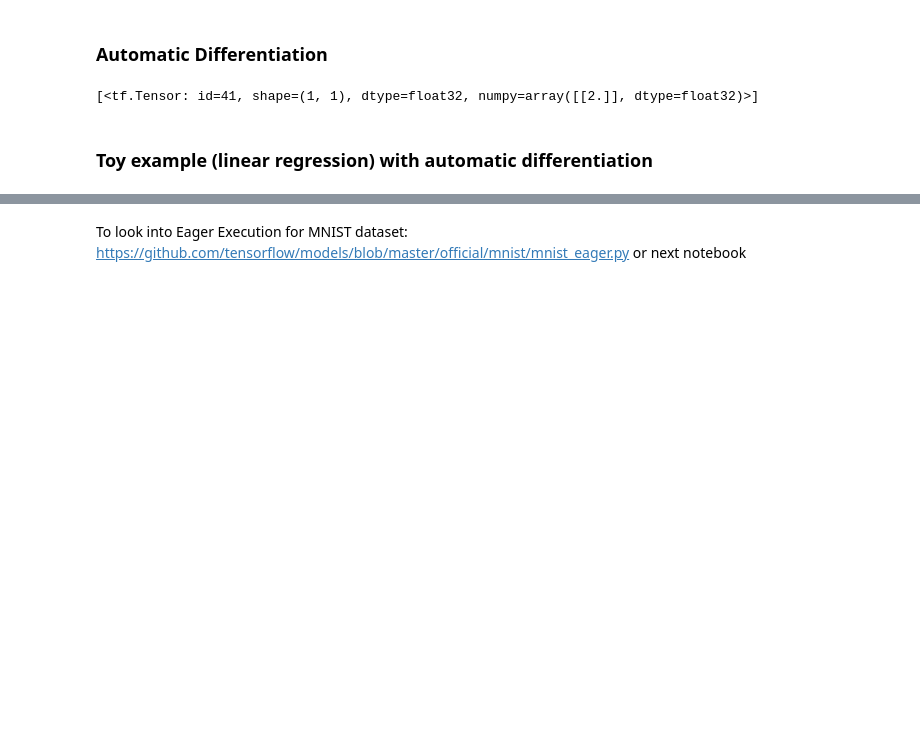
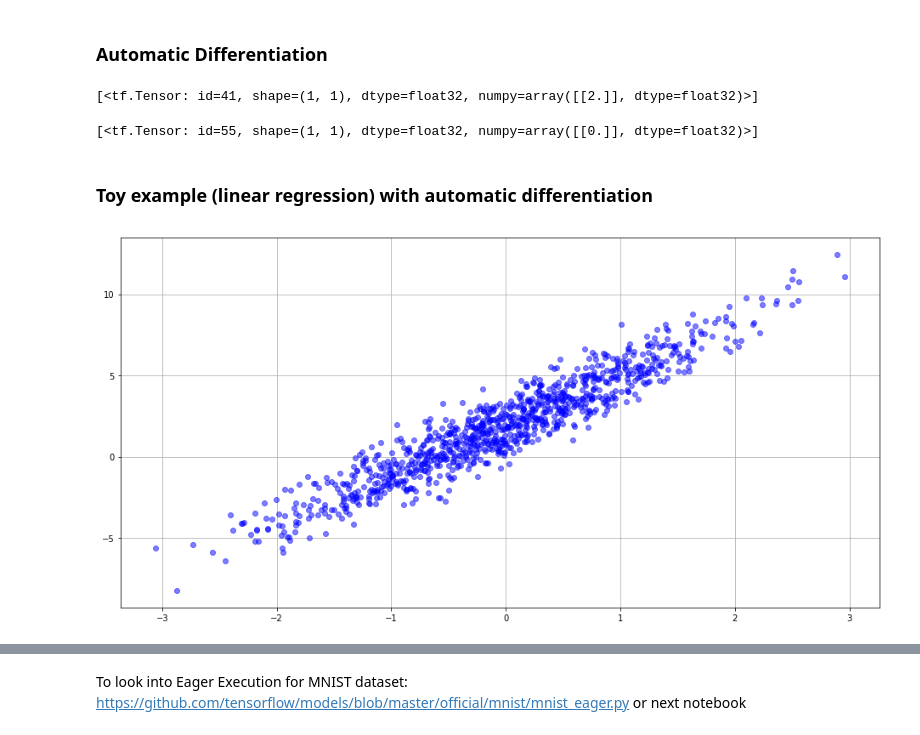
Before and after one commit to vakarpus/UWCC-ML410-Spring2018, a Jupyter notebook: demo02-Eager-execution.ipynb, the cells around one changed output, grey strips where cells are left out. Cells and saved outputs as stored; diff of their text form; code cells hidden in the pictures; blank space fills up the shorter version.

```diff
--- a/demo02-Eager-execution.ipynb
+++ b/demo02-Eager-execution.ipynb
@@ -169,6 +169,16 @@ grad = tape.gradient(loss, [w])
 print(grad)
 # %% [output]
 [<tf.Tensor: id=41, shape=(1, 1), dtype=float32, numpy=array([[2.]], dtype=float32)>]
+# %%
+w = tfe.Variable([[0.000000000000000000000000000]])
+
+with tfe.GradientTape() as tape:
+    loss = tf.nn.relu(w)
+
+grad = tape.gradient(loss, [w])
+print(grad)
+# %% [output]
+[<tf.Tensor: id=55, shape=(1, 1), dtype=float32, numpy=array([[0.]], dtype=float32)>]
 # %% [markdown]
 ### Toy example (linear regression) with automatic differentiation
 # %%
@@ -191,6 +201,15 @@ def grad(weights, biases):
     with tfe.GradientTape() as tape:
         loss_value = loss(weights, biases)
     return tape.gradient(loss_value, [weights, biases])
+# %%
+import matplotlib.pyplot as plt
+%matplotlib inline
+
+plt.figure(figsize=(16, 8))
+plt.grid(True)
+plt.plot(training_inputs, training_outputs, 'ob', alpha=0.5);
+# %% [output]
+[figure, added]
 # %%
 training_steps = 200
 learning_rate = 0.01
```
Also changed, not shown: parts of 3 cells of this notebook, 1 other file.
